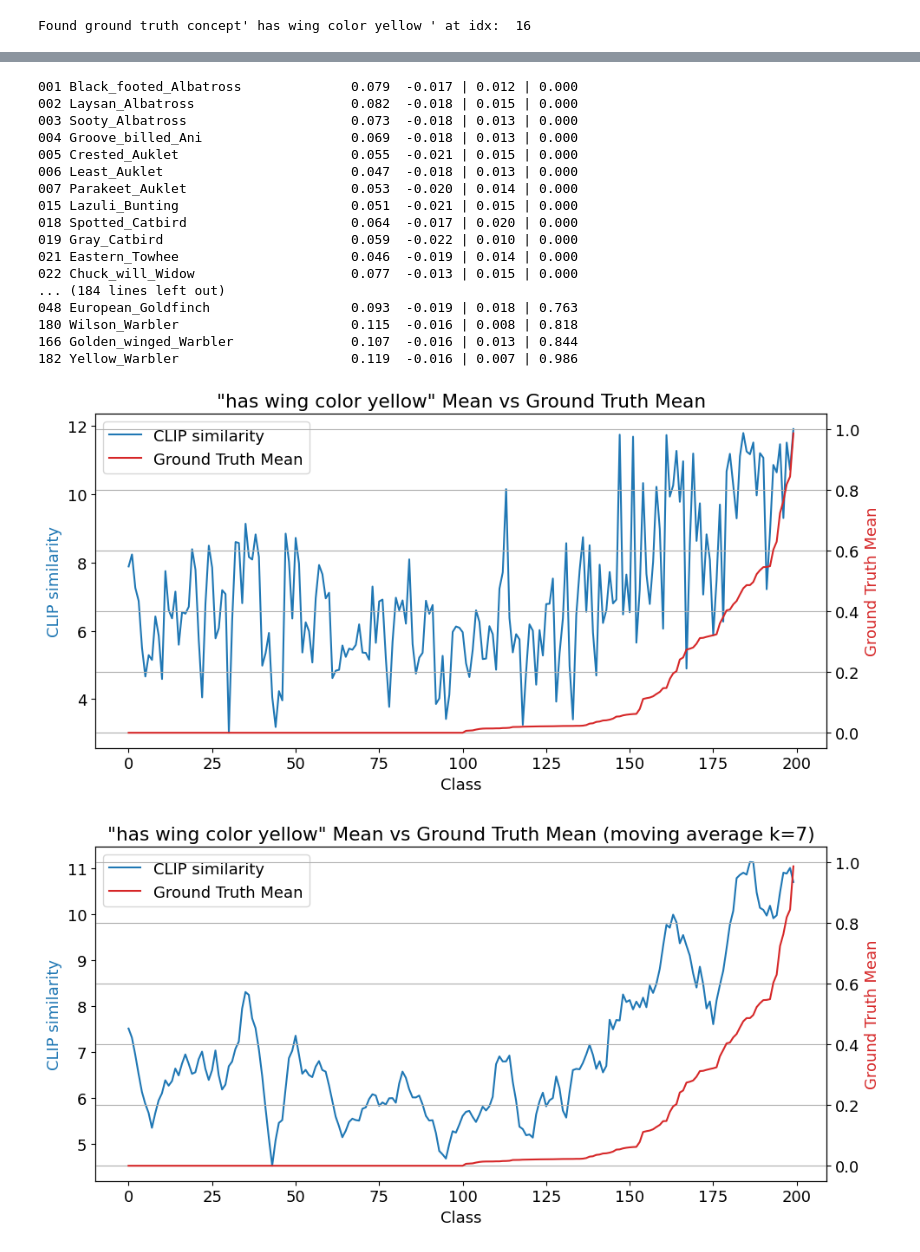
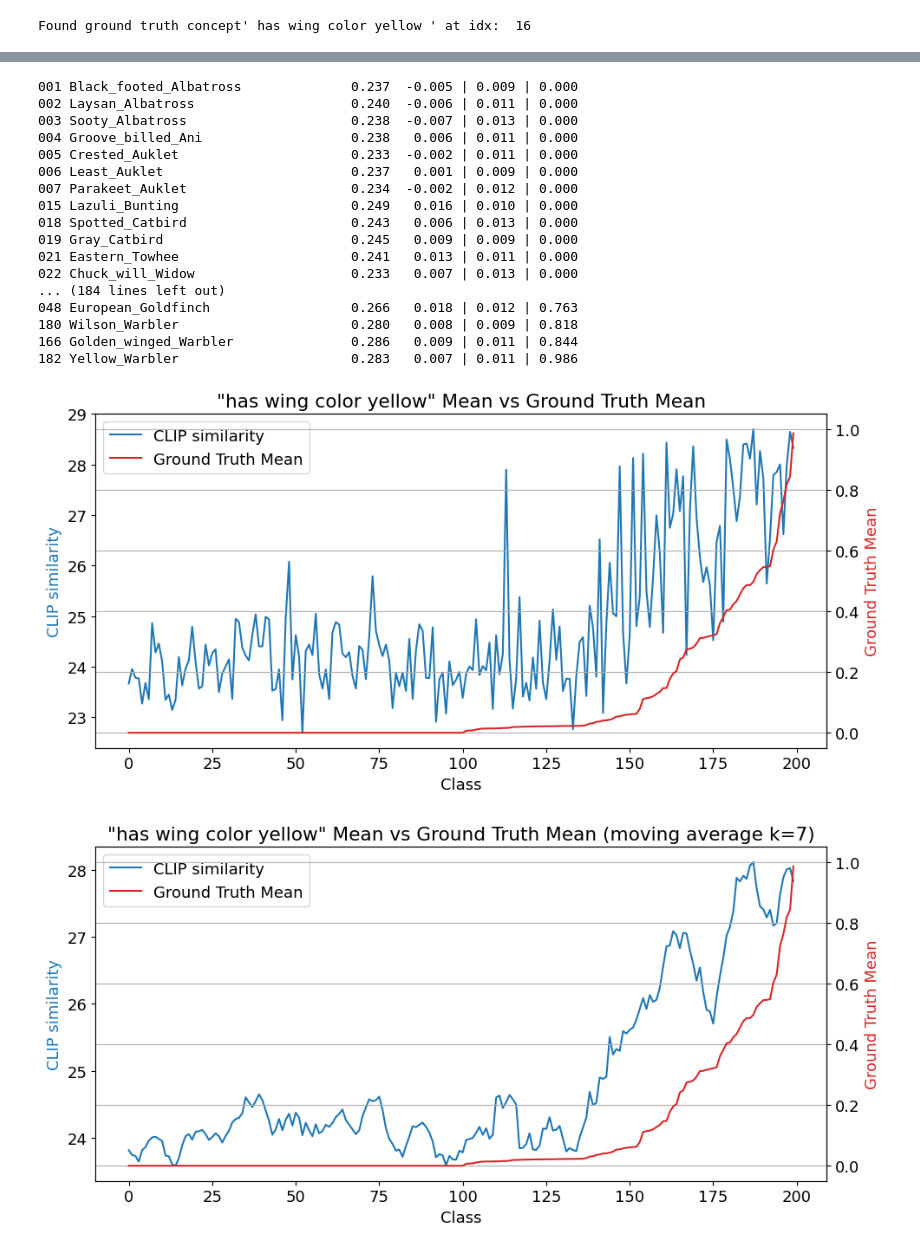
Before and after one commit to TraglerT/Label-free-CBM, a Jupyter notebook: Experiments_CLIP_allClasses.ipynb, the cells around one changed output, grey strips where cells are left out. Drawn from its saved outputs; the diff is of its cells as text; code cells hidden in the pictures.

```diff
--- a/Experiments_CLIP_allClasses.ipynb
+++ b/Experiments_CLIP_allClasses.ipynb
@@ -11,7 +11,7 @@ import matplotlib.pyplot as plt
 from utils import clip_analysis_utils
 from utils import similarity
 # %%
-clip_name = "ALIGN"
+clip_name = "ViT-B/16"     #"ViT-B/16" or "ALIGN"
 # concept_set = "data/concept_sets/cub_filtered.txt"
 dataset = "cub"
 d_train = dataset + "_train"
@@ -153,52 +153,56 @@ plt.tight_layout()
 plt.savefig(f'test\cutoff_problem\meanVSgroundtruth_{ground_truth_concept_idx}.png')
 plt.show()
 # %% [output]
-001 Black_footed_Albatross              0.079  -0.017 | 0.012 | 0.000
-002 Laysan_Albatross                    0.082  -0.018 | 0.015 | 0.000
-003 Sooty_Albatross                     0.073  -0.018 | 0.013 | 0.000
-004 Groove_billed_Ani                   0.069  -0.018 | 0.013 | 0.000
-005 Crested_Auklet                      0.055  -0.021 | 0.015 | 0.000
-006 Least_Auklet                        0.047  -0.018 | 0.013 | 0.000
-007 Parakeet_Auklet                     0.053  -0.020 | 0.014 | 0.000
-015 Lazuli_Bunting                      0.051  -0.021 | 0.015 | 0.000
-018 Spotted_Catbird                     0.064  -0.017 | 0.020 | 0.000
-019 Gray_Catbird                        0.059  -0.022 | 0.010 | 0.000
-021 Eastern_Towhee                      0.046  -0.019 | 0.014 | 0.000
-022 Chuck_will_Widow                    0.077  -0.013 | 0.015 | 0.000
+001 Black_footed_Albatross              0.237  -0.005 | 0.009 | 0.000
+002 Laysan_Albatross                    0.240  -0.006 | 0.011 | 0.000
+003 Sooty_Albatross                     0.238  -0.007 | 0.013 | 0.000
+004 Groove_billed_Ani                   0.238   0.006 | 0.011 | 0.000
+005 Crested_Auklet                      0.233  -0.002 | 0.011 | 0.000
+006 Least_Auklet                        0.237   0.001 | 0.009 | 0.000
+007 Parakeet_Auklet                     0.234  -0.002 | 0.012 | 0.000
+015 Lazuli_Bunting                      0.249   0.016 | 0.010 | 0.000
+018 Spotted_Catbird                     0.243   0.006 | 0.013 | 0.000
+019 Gray_Catbird                        0.245   0.009 | 0.009 | 0.000
+021 Eastern_Towhee                      0.241   0.013 | 0.011 | 0.000
+022 Chuck_will_Widow                    0.233   0.007 | 0.013 | 0.000
 ... (184 lines left out)
-048 European_Goldfinch                  0.093  -0.019 | 0.018 | 0.763
-180 Wilson_Warbler                      0.115  -0.016 | 0.008 | 0.818
-166 Golden_winged_Warbler               0.107  -0.016 | 0.013 | 0.844
-182 Yellow_Warbler                      0.119  -0.016 | 0.007 | 0.986
+048 European_Goldfinch                  0.266   0.018 | 0.012 | 0.763
+180 Wilson_Warbler                      0.280   0.008 | 0.009 | 0.818
+166 Golden_winged_Warbler               0.286   0.009 | 0.011 | 0.844
+182 Yellow_Warbler                      0.283   0.007 | 0.011 | 0.986
-[figure, old version]
+[figure, new version]
 # %%
+if "backup_means" not in locals():
+    backup_means = means
+    backup_gt_means = gt_means
+    backup_concept = cleaned_concepts[0]
 
 window_size = 7
 weights = np.ones(window_size) / window_size
 means_moving_average = means
 means_moving_average = np.pad(means_moving_average, (int(window_size/2), int(window_size/2)), mode='reflect')
 means_moving_average = np.convolve(means_moving_average, weights, mode='valid')
 
 # --- Plot ---
 fig, ax1 = plt.subplots(figsize=(10, 5))
 plt.plot(x_axis, means_moving_average,  label='CLIP similarity', color='tab:blue')
 ax1.set_ylabel("CLIP similarity", color='tab:blue')
 ax1.set_xlabel("Class")
 ax2 = ax1.twinx()
 plt.plot(x_axis, gt_means, label='Ground Truth Mean', color='tab:red')
 ax2.set_ylabel("Ground Truth Mean", color='tab:red')
 ax2.set_ylim(-0.05, 1.05)
 #ax1.set_ylim(17.4, 30.6)
 plt.title(f'"{cleaned_concepts[0]}" Mean vs Ground Truth Mean (moving average k={window_size})')
 lines_1, labels_1 = ax1.get_legend_handles_labels()
 lines_2, labels_2 = ax2.get_legend_handles_labels()
 plt.grid(True)
 ax1.legend(lines_1 + lines_2, labels_1 + labels_2, loc='upper left')
 plt.tight_layout()
 plt.savefig(f'test\cutoff_problem\meanVSgroundtruth_smoothed_{window_size}_{ground_truth_concept_idx}.png')
 plt.show()
 # %% [output]
-[figure, old version]
+[figure, new version]
 # %%
 #pearson correlation coefficient between ground truth and clip similarity
 from scipy.stats import pearsonr
```
Also changed, not shown: parts of 3 cells of this notebook, 10 other files.
